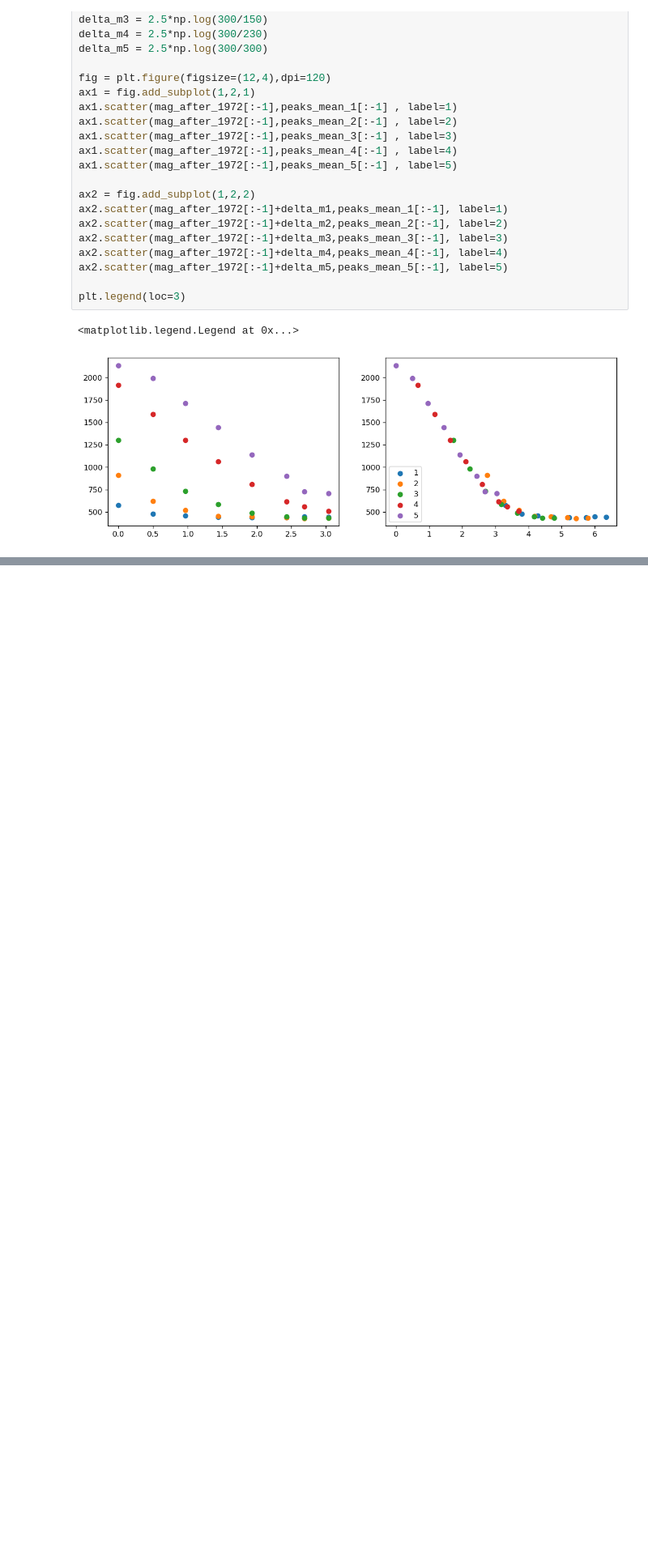
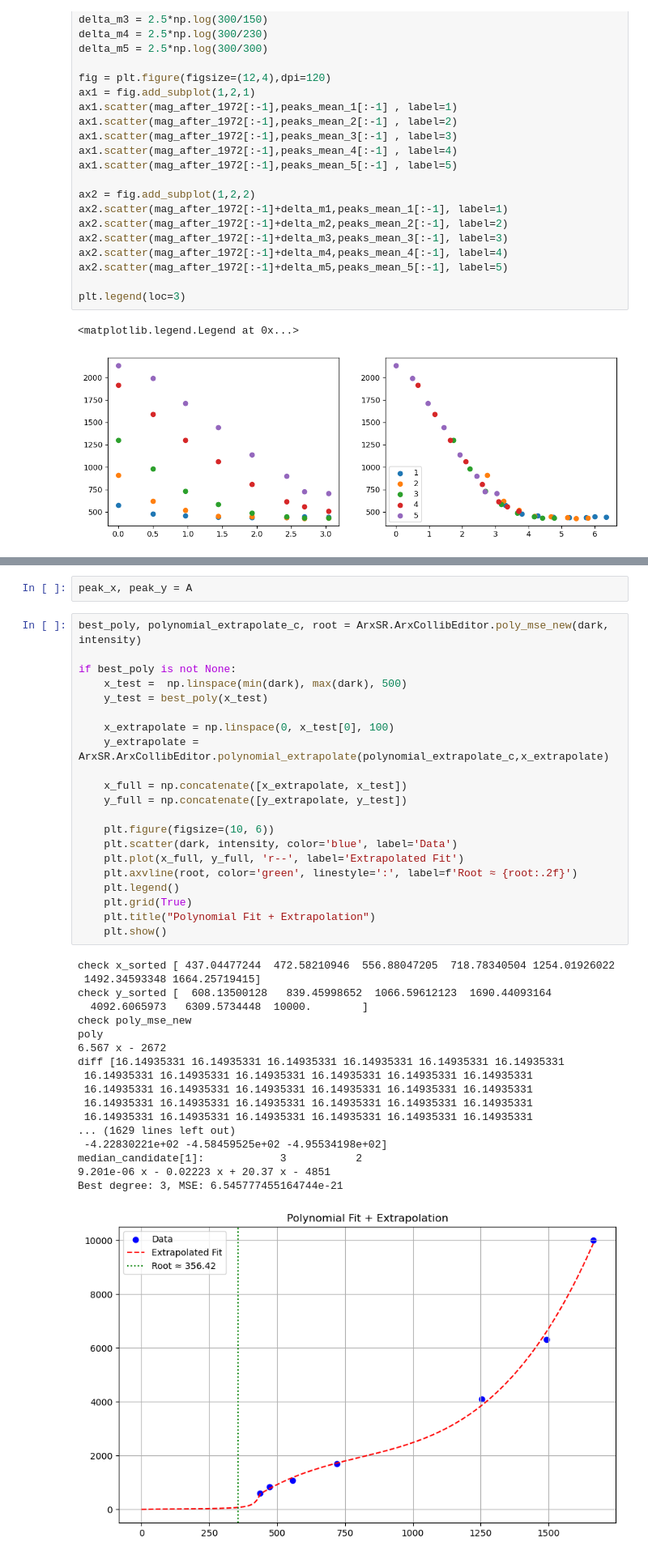
Before and after one commit to ill-i/ArXSP, a Jupyter notebook: Pro.AP22784884/20250503_tester.ipynb, the cells around one changed output, grey strips where cells are left out. Shown at 81% size. Saved outputs shown, nothing was run; the diff lists cells and outputs as text; blank space fills up the shorter version.

```diff
--- a/Pro.AP22784884/20250503_tester.ipynb
+++ b/Pro.AP22784884/20250503_tester.ipynb
@@ -199,0 +265,42 @@ plt.plot(result.sum(axis=0))
+# %%
+peak_x, peak_y = A
+# %%
+best_poly, polynomial_extrapolate_c, root = ArxSR.ArxCollibEditor.poly_mse_new(dark, intensity)
+
+if best_poly is not None:
+    x_test =  np.linspace(min(dark), max(dark), 500)
+    y_test = best_poly(x_test)
+
+    x_extrapolate = np.linspace(0, x_test[0], 100)
+    y_extrapolate = ArxSR.ArxCollibEditor.polynomial_extrapolate(polynomial_extrapolate_c,x_extrapolate)
+
+    x_full = np.concatenate([x_extrapolate, x_test])
+    y_full = np.concatenate([y_extrapolate, y_test])
+
+    plt.figure(figsize=(10, 6))
+    plt.scatter(dark, intensity, color='blue', label='Data')
+    plt.plot(x_full, y_full, 'r--', label='Extrapolated Fit')
+    plt.axvline(root, color='green', linestyle=':', label=f'Root ≈ {root:.2f}')
+    plt.legend()
+    plt.grid(True)
+    plt.title("Polynomial Fit + Extrapolation")
+    plt.show()
+# %% [output]
+check x_sorted [ 437.04477244  472.58210946  556.88047205  718.78340504 1254.01926022
+ 1492.34593348 1664.25719415]
+check y_sorted [  608.13500128   839.45998652  1066.59612123  1690.44093164
+  4092.6065973   6309.5734448  10000.        ]
+check poly_mse_new
+poly
+6.567 x - 2672
+diff [16.14935331 16.14935331 16.14935331 16.14935331 16.14935331 16.14935331
+ 16.14935331 16.14935331 16.14935331 16.14935331 16.14935331 16.14935331
+ 16.14935331 16.14935331 16.14935331 16.14935331 16.14935331 16.14935331
+ 16.14935331 16.14935331 16.14935331 16.14935331 16.14935331 16.14935331
+ 16.14935331 16.14935331 16.14935331 16.14935331 16.14935331 16.14935331
+... (1629 lines left out)
+ -4.22830221e+02 -4.58459525e+02 -4.95534198e+02]
+median_candidate[1]:            3           2
+9.201e-06 x - 0.02223 x + 20.37 x - 4851
+Best degree: 3, MSE: 6.545777455164744e-21
+[figure, added]
```
Also changed, not shown: parts of 21 cells of this notebook, 10 other files.
